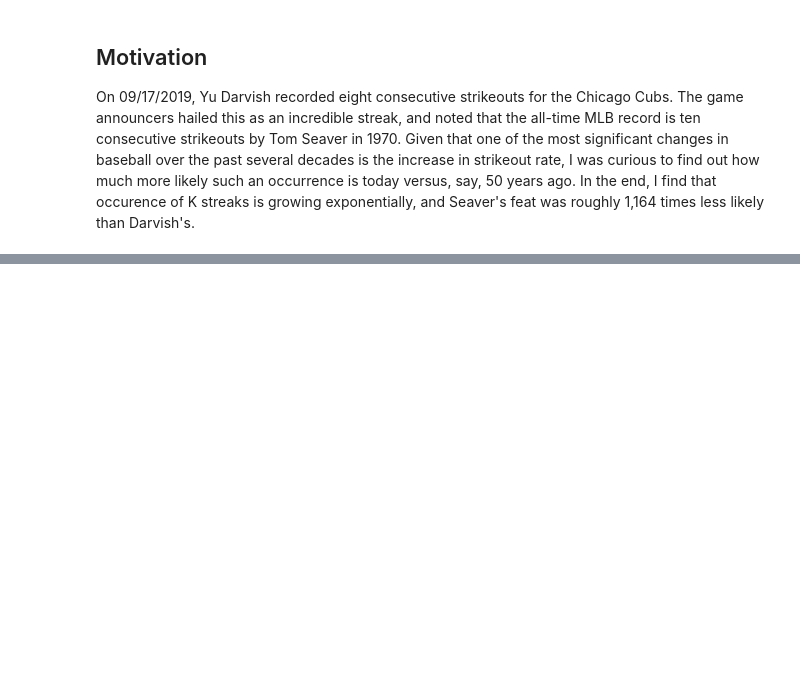
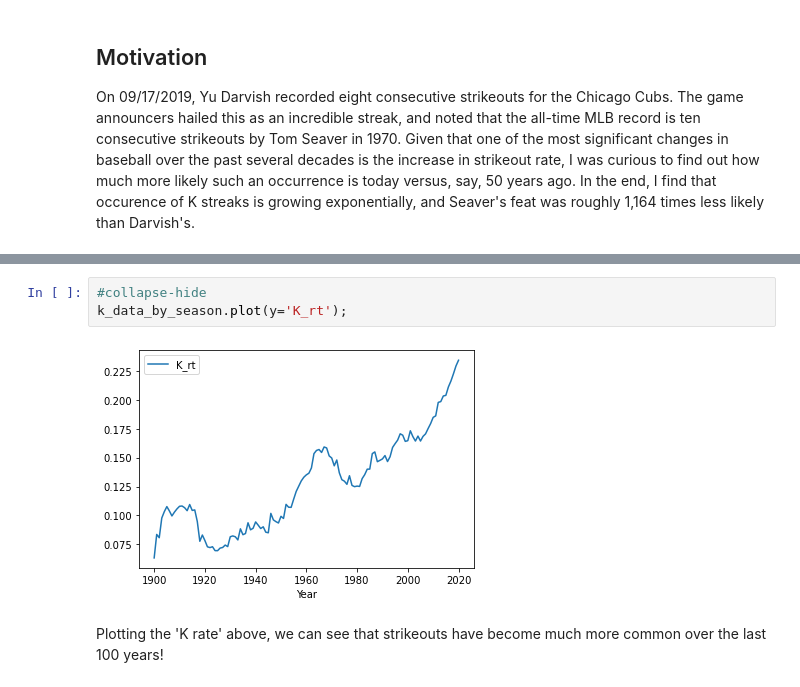
Before and after one commit to tmaule/website, a Jupyter notebook: _notebooks/2021-01-22-k_streaks.ipynb, the cells around one changed output, grey strips where cells are left out. Saved outputs shown, nothing was run; the diff lists cells and outputs as text; blank space fills up the shorter version.

```diff
--- a/_notebooks/2021-01-22-k_streaks.ipynb
+++ b/_notebooks/2021-01-22-k_streaks.ipynb
@@ -40,0 +44,7 @@ k_data_by_season
+# %%
+#collapse-hide
+k_data_by_season.plot(y='K_rt');
+# %% [output]
+[figure, added]
+# %% [markdown]
+Plotting the 'K rate' above, we can see that strikeouts have become much more common over the last 100 years!
```
Also changed, not shown: parts of 2 cells of this notebook.
